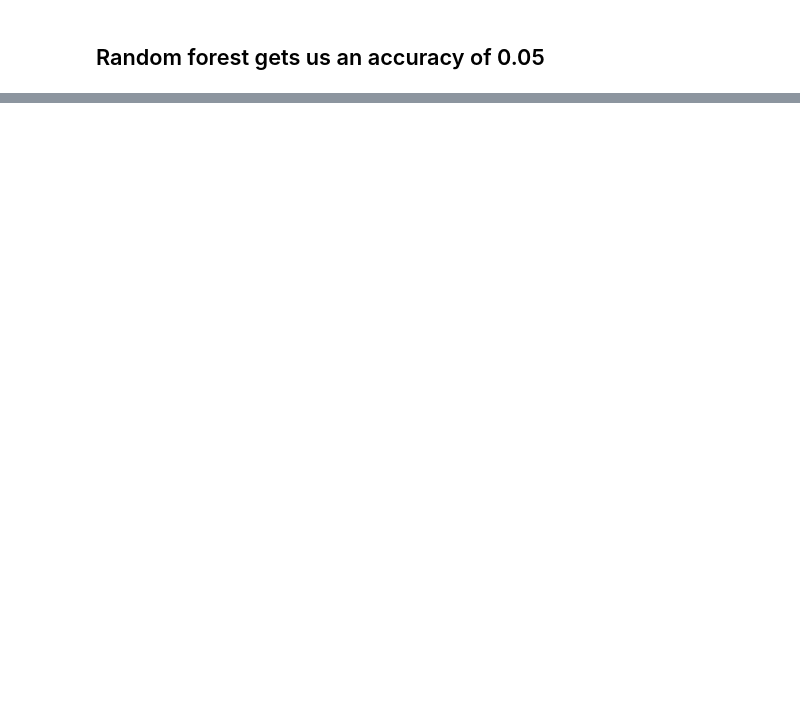
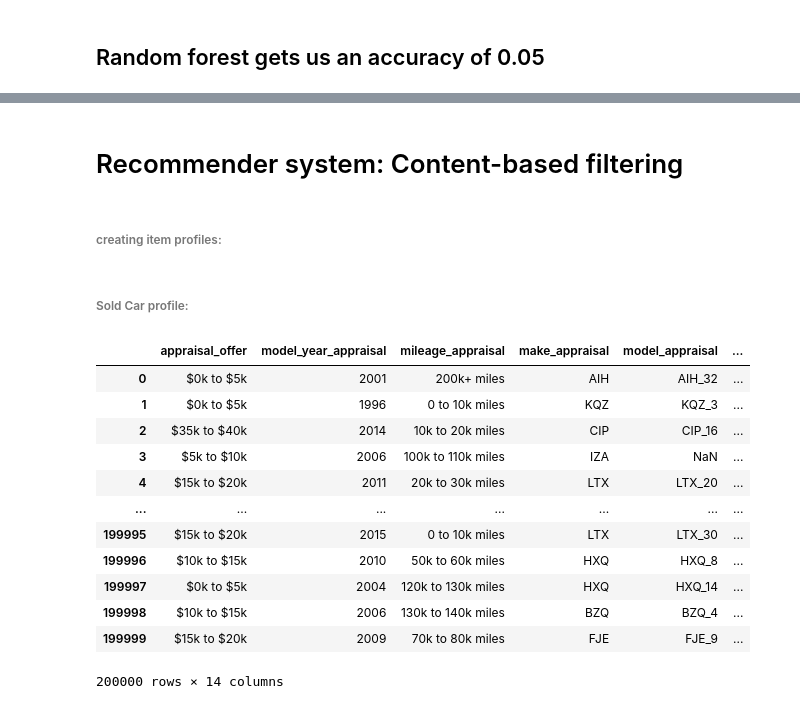
Before and after one commit to Siddharth1060/Car-recomendation-based-on-the-Cars-sold-at-Carmax, a Jupyter notebook: carmax_notebook.ipynb, the cells around one changed output, grey strips where cells are left out. Drawn from its saved outputs; the diff is of its cells as text; code cells hidden in the pictures; blank space fills up the shorter version.

```diff
--- a/carmax_notebook.ipynb
+++ b/carmax_notebook.ipynb
@@ -1541,0 +1405,26 @@ f1
+# %% [markdown]
+# Recommender system: Content-based filtering
+# %% [markdown]
+###### creating item profiles:
+# %% [markdown]
+###### Sold Car profile:
+# %%
+df_sold= df.appraisal_offer
+# %%
+df_sold =pd.concat([df_sold,df.iloc[:,16:29]],axis=1)
+# %%
+df_sold
+# %% [output]
+|  | appraisal_offer | model_year_appraisal | mileage_appraisal | make_appraisal | model_appraisal | ... |
+| 0 | $0k to $5k | 2001 | 200k+ miles | AIH | AIH_32 | ... |
+| 1 | $0k to $5k | 1996 | 0 to 10k miles | KQZ | KQZ_3 | ... |
+| 2 | $35k to $40k | 2014 | 10k to 20k miles | CIP | CIP_16 | ... |
+| 3 | $5k to $10k | 2006 | 100k to 110k miles | IZA | NaN | ... |
+| 4 | $15k to $20k | 2011 | 20k to 30k miles | LTX | LTX_20 | ... |
+| ... | ... | ... | ... | ... | ... | ... |
+| 199995 | $15k to $20k | 2015 | 0 to 10k miles | LTX | LTX_30 | ... |
+| 199996 | $10k to $15k | 2010 | 50k to 60k miles | HXQ | HXQ_8 | ... |
+| 199997 | $0k to $5k | 2004 | 120k to 130k miles | HXQ | HXQ_14 | ... |
+| 199998 | $10k to $15k | 2006 | 130k to 140k miles | BZQ | BZQ_4 | ... |
+| 199999 | $15k to $20k | 2009 | 70k to 80k miles | FJE | FJE_9 | ... |
+200000 rows × 14 columns
```
Also changed, not shown: parts of 83 cells of this notebook.
